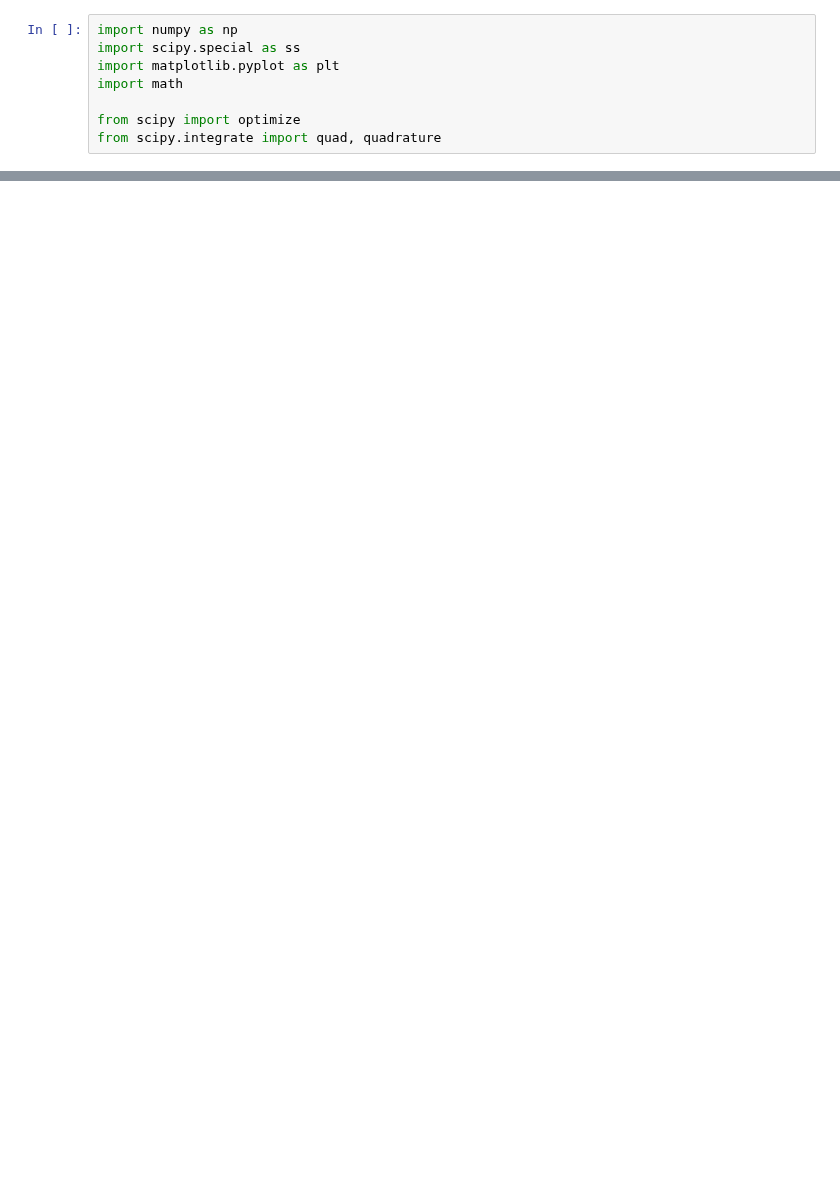
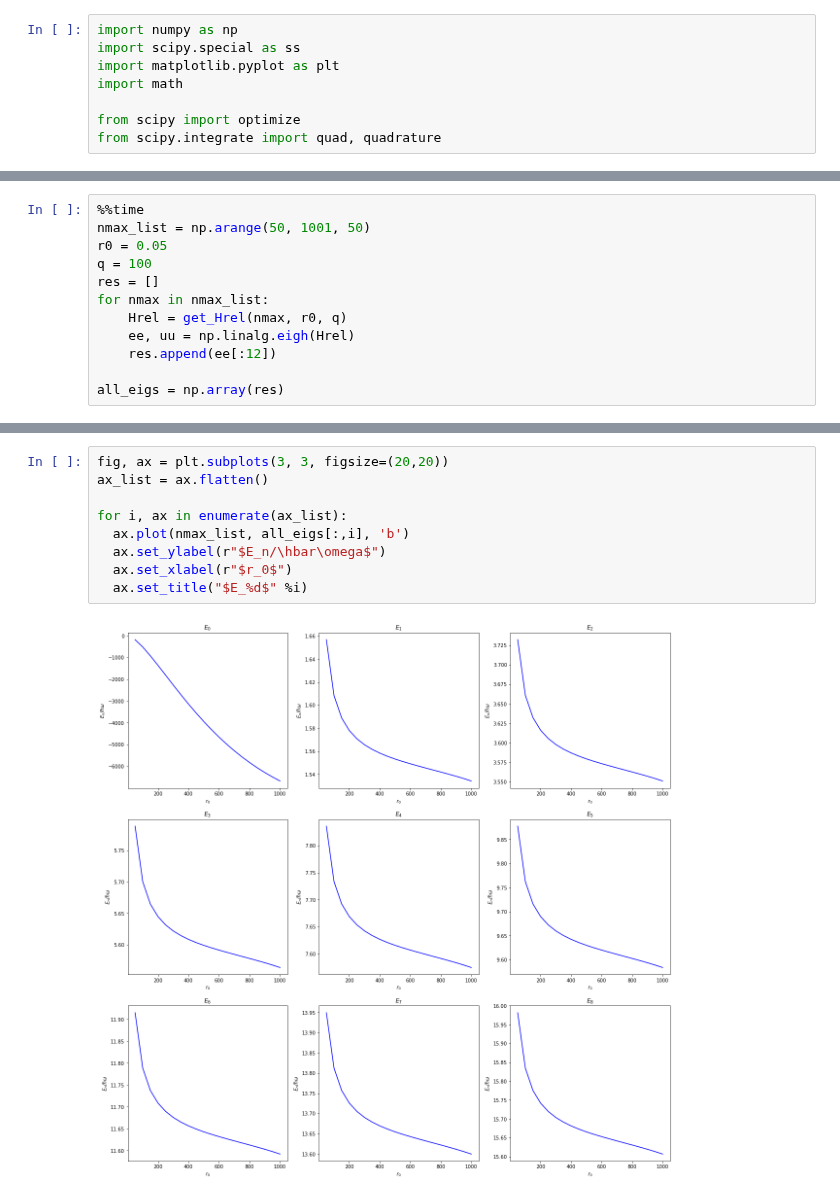
Before and after one commit to OFKadi/Bitirme_Projesi, a Jupyter notebook: Jupyter_Notebooks/Two_body_HO.ipynb, the cells around one changed output, grey strips where cells are left out. Drawn from its saved outputs; the diff is of its cells as text; blank space fills up the shorter version.

```diff
--- a/Jupyter_Notebooks/Two_body_HO.ipynb
+++ b/Jupyter_Notebooks/Two_body_HO.ipynb
@@ -143,0 +273,12 @@ plt.axvline(0,ls=':');
+# %%
+%%time
+nmax_list = np.arange(50, 1001, 50)
+r0 = 0.05
+q = 100
+res = []
+for nmax in nmax_list:
+    Hrel = get_Hrel(nmax, r0, q)
+    ee, uu = np.linalg.eigh(Hrel)
+    res.append(ee[:12])
+
+all_eigs = np.array(res)
@@ -143,0 +288,11 @@ plt.axvline(0,ls=':');
+# %%
+fig, ax = plt.subplots(3, 3, figsize=(20,20))
+ax_list = ax.flatten()
+
+for i, ax in enumerate(ax_list):
+  ax.plot(nmax_list, all_eigs[:,i], 'b')
+  ax.set_ylabel(r"$E_n/\hbar\omega$")
+  ax.set_xlabel(r"$r_0$")
+  ax.set_title("$E_%d$" %i)
+# %% [output]
+[figure, added]
```
Also changed, not shown: parts of 46 cells of this notebook.
